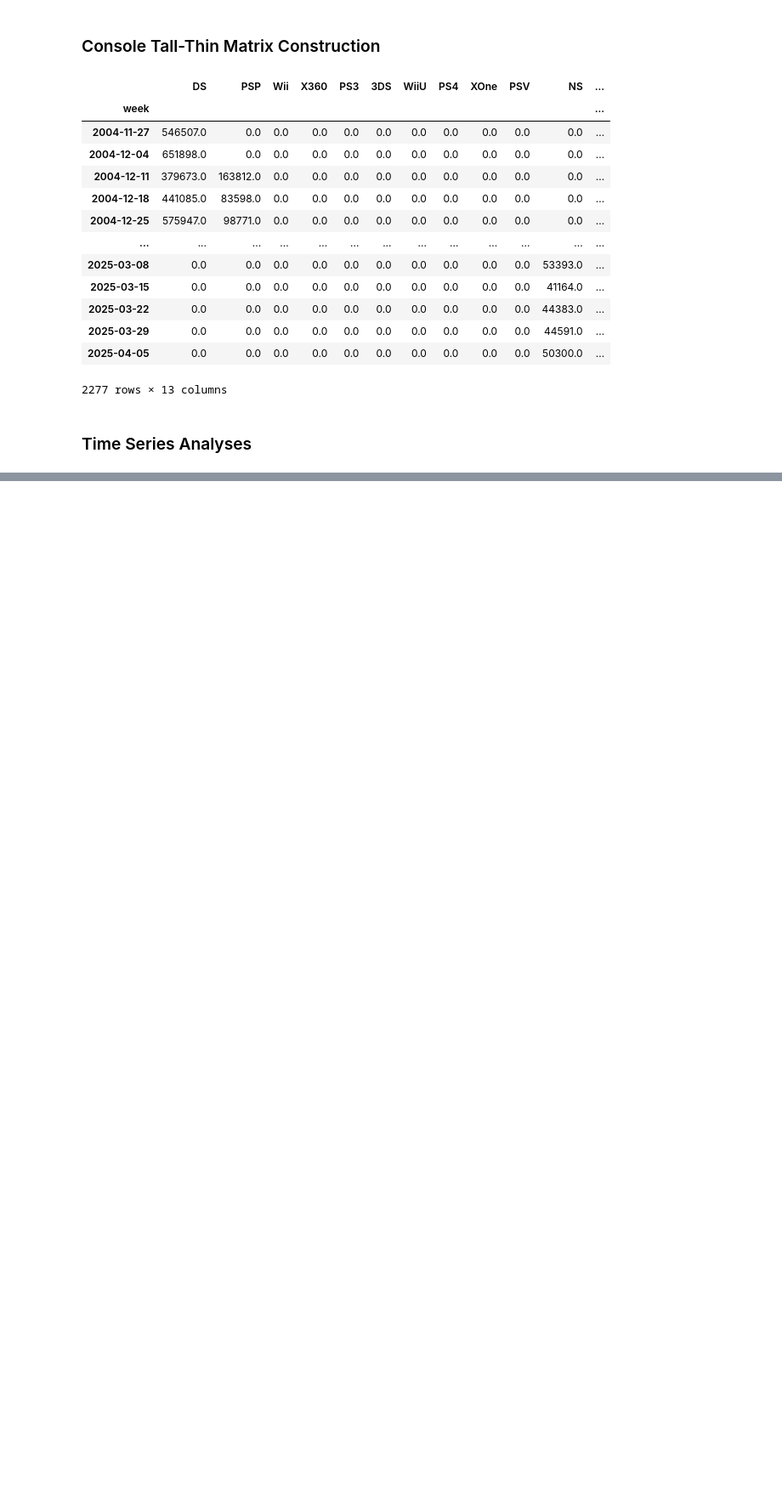
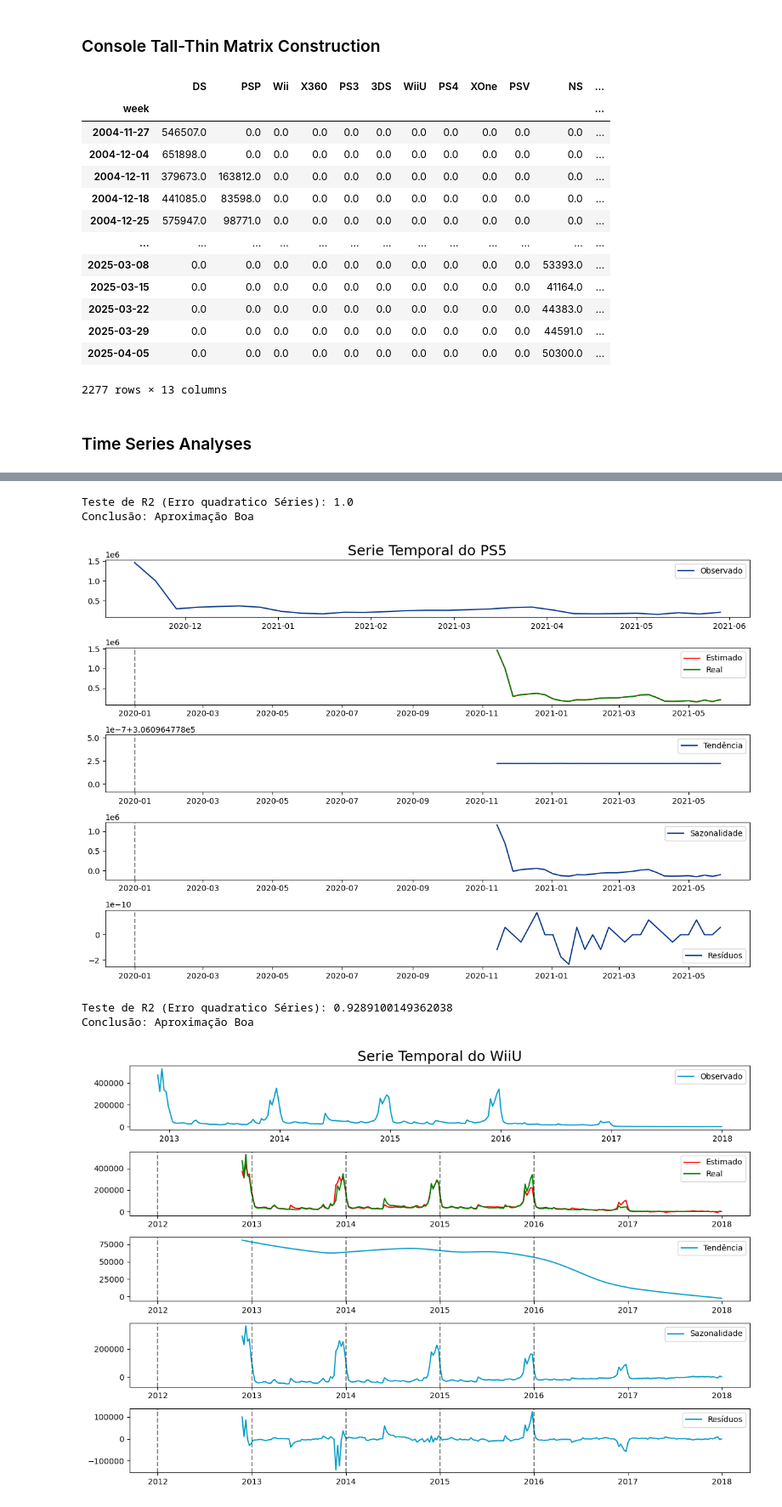
Before and after one commit to FramesPerStatistic/Console_Analyses, a Jupyter notebook: notebooks/serie_temp_console.ipynb, the cells around one changed output, grey strips where cells are left out. Shown at 85% size. Drawn from its saved outputs; the diff is of its cells as text; code cells hidden in the pictures; blank space fills up the shorter version.

```diff
--- a/notebooks/serie_temp_console.ipynb
+++ b/notebooks/serie_temp_console.ipynb
@@ -119,0 +86,62 @@ for console,color in zip(consoles,colors):
+# %%
+for console,color in zip(consoles,colors):
+    actual_series = df[console].dropna()
+    actual_series = actual_series[actual_series != 0]
+    decomposition = STL(actual_series, period=52).fit()
+
+    date_min = actual_series.index.min().year
+    date_max = actual_series.index.max().year
+
+    plt.figure(figsize=(12, 8))
+    plt.subplot(511)
+    plt.title(f'Serie Temporal do {console}', fontsize=18)
+    plt.plot(actual_series,color=color, label='Observado')
+    plt.legend()
+
+    plt.subplot(512)
+    ss_res = np.sum(decomposition.resid**2)
+    ss_tot = np.sum((actual_series - np.mean(actual_series))**2)
+    r2 = 1 - (ss_res / ss_tot)
+
+    text_test = (
+        f'Teste de R2 (Erro quadratico Séries): {r2}\n'
+        f'Conclusão: {"Aproximação Insuficiente" if r2 < 0.8 else "Aproximação Boa"}'
+    )
+
+    print(text_test)
+    estimated = decomposition.trend + decomposition.seasonal
+    plt.plot(estimated, color='red', label='Estimado')
+    plt.plot(actual_series, color='green', label='Real')
+    for year in range(date_min,date_max):
+        plt.axvline(datetime(year,1,1), color='k', linestyle='--', alpha=0.5)
+    plt.legend()
+
+    plt.subplot(513)
+    plt.plot(decomposition.trend, color=color, label='Tendência')
+    for year in range(date_min,date_max):
+        plt.axvline(datetime(year,1,1), color='k', linestyle='--', alpha=0.5)
+    plt.legend()
+
+    plt.subplot(514)
+    plt.plot(decomposition.seasonal, color=color, label='Sazonalidade')
+    for year in range(date_min,date_max):
+        plt.axvline(datetime(year,1,1), color='k', linestyle='--', alpha=0.5)
+
+    plt.legend()
+
+    plt.subplot(515)
+    plt.plot(decomposition.resid, color=color, label='Resíduos')
+    for year in range(date_min,date_max):
+        plt.axvline(datetime(year,1,1), color='k', linestyle='--', alpha=0.5)
+    plt.legend()
+
+
+    plt.tight_layout()
+    plt.show()
+# %% [output]
+Teste de R2 (Erro quadratico Séries): 1.0
+Conclusão: Aproximação Boa
+[figure, added]
+Teste de R2 (Erro quadratico Séries): 0.9289100149362038
+Conclusão: Aproximação Boa
+[figure, added]
```
Also changed, not shown: parts of 4 cells of this notebook.
